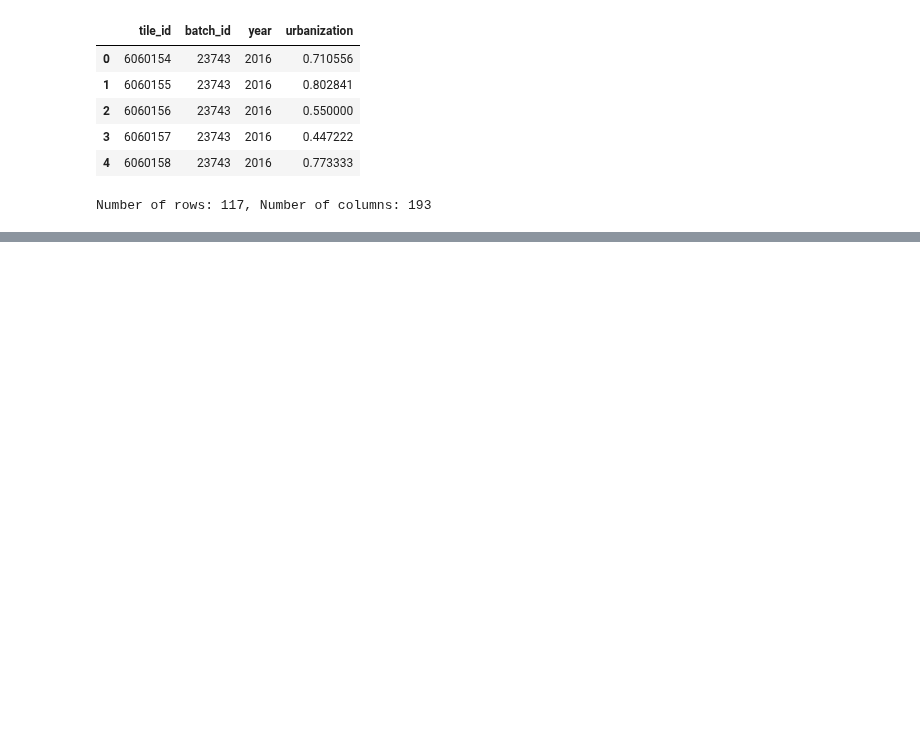
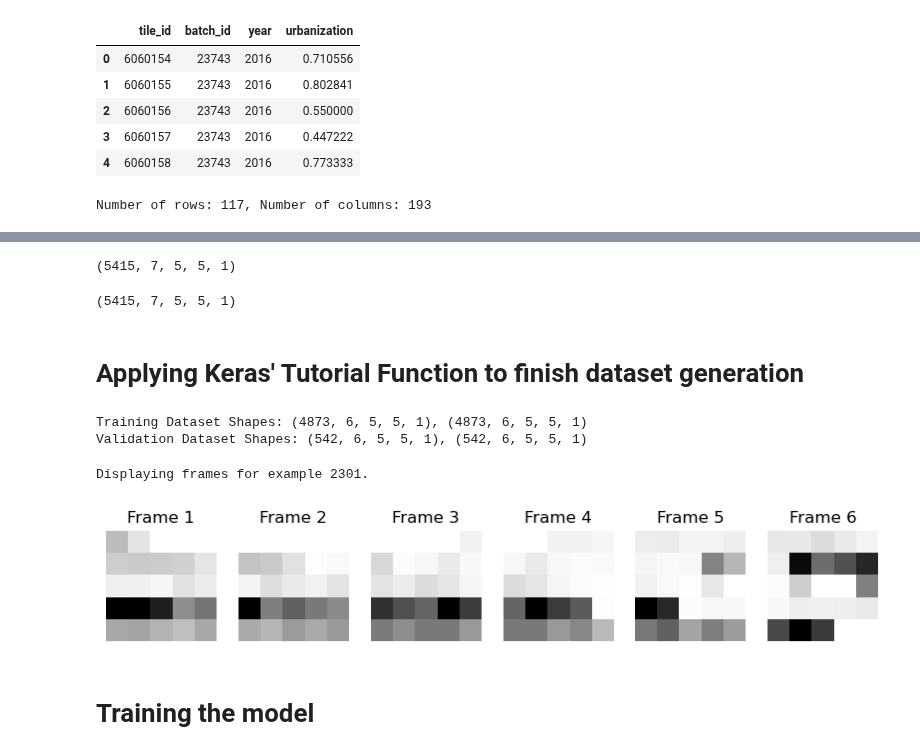
Before and after one commit to victor-radermecker/AdvancedLandCoverAnalytics-Pipeline, a Jupyter notebook: Notebooks/ConvLSTM.ipynb, the cells around one changed output, grey strips where cells are left out. Cells and saved outputs as stored; diff of their text form; code cells hidden in the pictures; blank space fills up the shorter version.

```diff
--- a/Notebooks/ConvLSTM.ipynb
+++ b/Notebooks/ConvLSTM.ipynb
@@ -132,0 +108,60 @@ class CustomDataset(Dataset):
+# %%
+TIME_SEQ = 7  # frames
+IMG_SIZE = 5  # tiles
+SLIDE_WDW = 2 # tiles
+
+sub_matrices = generate_submatrices(tensor, years, IMG_SIZE, 2)
+sub_matrices.shape
+# %% [output]
+(5415, 7, 5, 5, 1)
+# %%
+sub_matrices.shape
+# %% [output]
+(5415, 7, 5, 5, 1)
+# %% [markdown]
+# Applying Keras' Tutorial Function to finish dataset generation
+# %%
+dataset = sub_matrices
+
+# Split into train and validation sets using indexing to optimize memory.
+indexes = np.arange(dataset.shape[0])
+np.random.shuffle(indexes)
+train_index = indexes[: int(0.9 * dataset.shape[0])]
+val_index = indexes[int(0.9 * dataset.shape[0]) :]
+train_dataset = dataset[train_index]
+val_dataset = dataset[val_index]
+
+# We'll define a helper function to shift the frames, where
+# `x` is frames 0 to n - 1, and `y` is frames 1 to n.
+def create_shifted_frames(data):
+    x = data[:, 0 : data.shape[1] - 1, :, :]
+    y = data[:, 1 : data.shape[1], :, :]
+    return x, y
+
+# Apply the processing function to the datasets.
+x_train, y_train = create_shifted_frames(train_dataset)
+x_val, y_val = create_shifted_frames(val_dataset)
+
+# Inspect the dataset.
+print("Training Dataset Shapes: " + str(x_train.shape) + ", " + str(y_train.shape))
+print("Validation Dataset Shapes: " + str(x_val.shape) + ", " + str(y_val.shape))
+# %% [output]
+Training Dataset Shapes: (4873, 6, 5, 5, 1), (4873, 6, 5, 5, 1)
+Validation Dataset Shapes: (542, 6, 5, 5, 1), (542, 6, 5, 5, 1)
+# %%
+# Construct a figure on which we will visualize the images.
+fig, axes = plt.subplots(1, 6, figsize=(10, 8))
+
+# Plot each of the sequential images for one random data example.
+data_choice = np.random.choice(range(len(train_dataset)), size=1)[0]
+for idx, ax in enumerate(axes.flat):
+    ax.imshow(np.squeeze(train_dataset[data_choice][idx]), cmap="gray")
+    ax.set_title(f"Frame {idx + 1}")
+    ax.axis("off")
+
+# Print information and display the figure.
+print(f"Displaying frames for example {data_choice}.")
+plt.show()
+# %% [output]
+Displaying frames for example 2301.
+[figure, added]
@@ -132,0 +231,2 @@ class CustomDataset(Dataset):
+# %% [markdown]
+# Training the model
```
Also changed, not shown: parts of 12 cells of this notebook.
